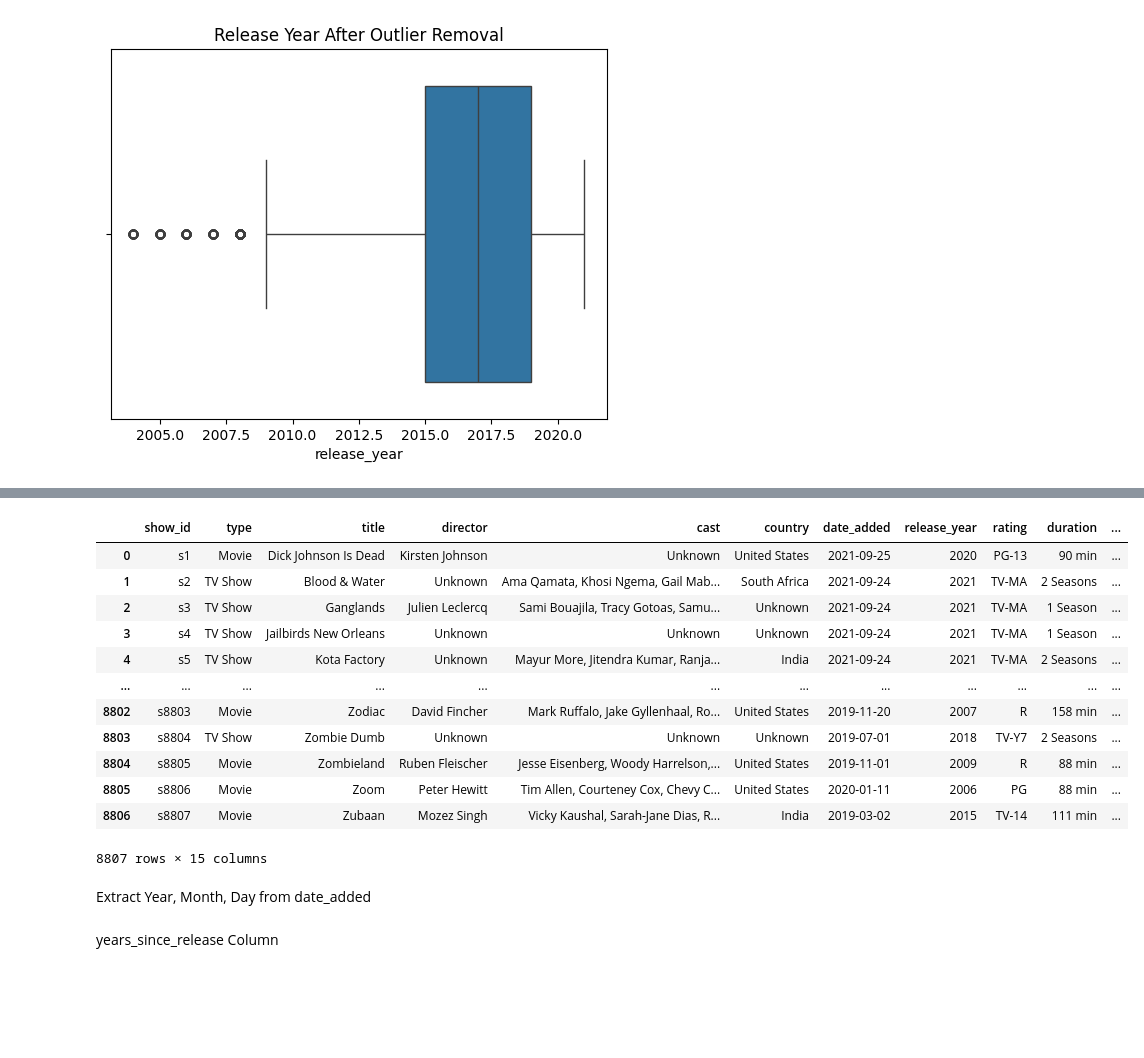
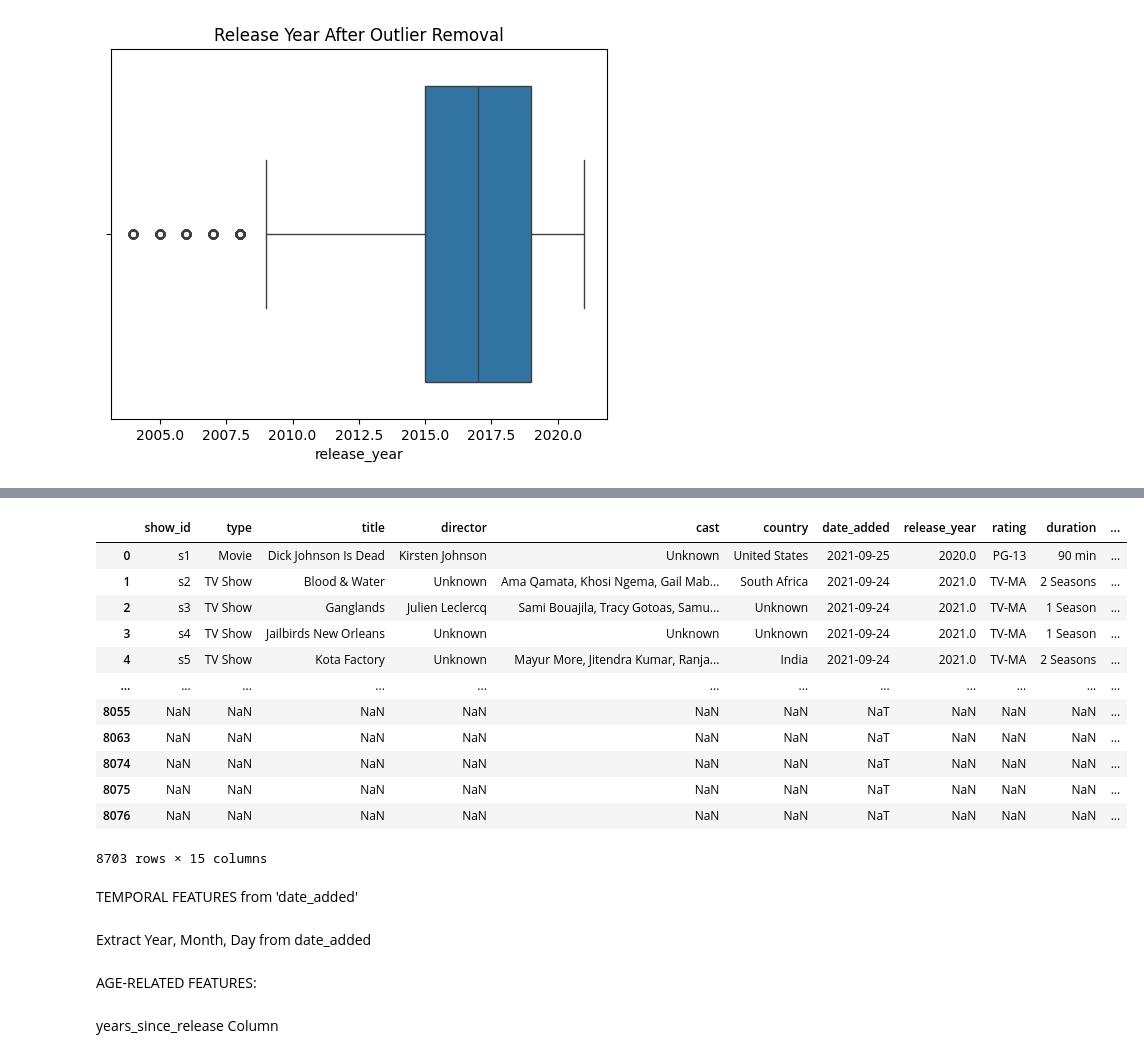
Before and after one commit to JesildaB/Netflix_EDA_FeatureEngineering, a Jupyter notebook: USECASE1.ipynb, the cells around one changed output, grey strips where cells are left out. Drawn from its saved outputs; the diff is of its cells as text; code cells hidden in the pictures; blank space fills up the shorter version.

```diff
--- a/USECASE1.ipynb
+++ b/USECASE1.ipynb
@@ -470,9 +520,9 @@ Lets move on to encoding
 from sklearn.preprocessing import OneHotEncoder
 
 type_ohe = OneHotEncoder(sparse_output=False, drop=None)
-type_encoded = type_ohe.fit_transform(netflix_data[['type']])
+type_encoded = type_ohe.fit_transform(netflix_data_cleaned[['type']])
 
 type_encoded_df = pd.DataFrame(type_encoded, columns=type_ohe.get_feature_names_out(['type']))
 
-netflix_data = pd.concat([netflix_data, type_encoded_df], axis=1)
+netflix_data_cleaned = pd.concat([netflix_data_cleaned, type_encoded_df], axis=1)
 # %%
@@ -495,5 +547,5 @@ netflix_data
 from sklearn.preprocessing import LabelEncoder
 
 le_rating = LabelEncoder()
-netflix_data['rating_encoded'] = le_rating.fit_transform(netflix_data['rating'])
+netflix_data_cleaned['rating_encoded'] = le_rating.fit_transform(netflix_data_cleaned['rating'])
 # %%
@@ -517,19 +571,21 @@ Feature Engineerig
 # %%
-netflix_data
+netflix_data_cleaned
 # %% [output]
 |  | show_id | type | title | director | cast | country | date_added | release_year | rating | duration | ... |
-| 0 | s1 | Movie | Dick Johnson Is Dead | Kirsten Johnson | Unknown | United States | 2021-09-25 | 2020 | PG-13 | 90 min | ... |
-| 1 | s2 | TV Show | Blood & Water | Unknown | Ama Qamata, Khosi Ngema, Gail Mab... | South Africa | 2021-09-24 | 2021 | TV-MA | 2 Seasons | ... |
-| 2 | s3 | TV Show | Ganglands | Julien Leclercq | Sami Bouajila, Tracy Gotoas, Samu... | Unknown | 2021-09-24 | 2021 | TV-MA | 1 Season | ... |
-| 3 | s4 | TV Show | Jailbirds New Orleans | Unknown | Unknown | Unknown | 2021-09-24 | 2021 | TV-MA | 1 Season | ... |
-| 4 | s5 | TV Show | Kota Factory | Unknown | Mayur More, Jitendra Kumar, Ranja... | India | 2021-09-24 | 2021 | TV-MA | 2 Seasons | ... |
+| 0 | s1 | Movie | Dick Johnson Is Dead | Kirsten Johnson | Unknown | United States | 2021-09-25 | 2020.0 | PG-13 | 90 min | ... |
+| 1 | s2 | TV Show | Blood & Water | Unknown | Ama Qamata, Khosi Ngema, Gail Mab... | South Africa | 2021-09-24 | 2021.0 | TV-MA | 2 Seasons | ... |
+| 2 | s3 | TV Show | Ganglands | Julien Leclercq | Sami Bouajila, Tracy Gotoas, Samu... | Unknown | 2021-09-24 | 2021.0 | TV-MA | 1 Season | ... |
+| 3 | s4 | TV Show | Jailbirds New Orleans | Unknown | Unknown | Unknown | 2021-09-24 | 2021.0 | TV-MA | 1 Season | ... |
+| 4 | s5 | TV Show | Kota Factory | Unknown | Mayur More, Jitendra Kumar, Ranja... | India | 2021-09-24 | 2021.0 | TV-MA | 2 Seasons | ... |
 | ... | ... | ... | ... | ... | ... | ... | ... | ... | ... | ... | ... |
-| 8802 | s8803 | Movie | Zodiac | David Fincher | Mark Ruffalo, Jake Gyllenhaal, Ro... | United States | 2019-11-20 | 2007 | R | 158 min | ... |
-| 8803 | s8804 | TV Show | Zombie Dumb | Unknown | Unknown | Unknown | 2019-07-01 | 2018 | TV-Y7 | 2 Seasons | ... |
-| 8804 | s8805 | Movie | Zombieland | Ruben Fleischer | Jesse Eisenberg, Woody Harrelson,... | United States | 2019-11-01 | 2009 | R | 88 min | ... |
-| 8805 | s8806 | Movie | Zoom | Peter Hewitt | Tim Allen, Courteney Cox, Chevy C... | United States | 2020-01-11 | 2006 | PG | 88 min | ... |
-| 8806 | s8807 | Movie | Zubaan | Mozez Singh | Vicky Kaushal, Sarah-Jane Dias, R... | India | 2019-03-02 | 2015 | TV-14 | 111 min | ... |
+| 8055 | NaN | NaN | NaN | NaN | NaN | NaN | NaT | NaN | NaN | NaN | ... |
+| 8063 | NaN | NaN | NaN | NaN | NaN | NaN | NaT | NaN | NaN | NaN | ... |
+| 8074 | NaN | NaN | NaN | NaN | NaN | NaN | NaT | NaN | NaN | NaN | ... |
+| 8075 | NaN | NaN | NaN | NaN | NaN | NaN | NaT | NaN | NaN | NaN | ... |
+| 8076 | NaN | NaN | NaN | NaN | NaN | NaN | NaT | NaN | NaN | NaN | ... |
-8807 rows × 15 columns
+8703 rows × 15 columns
+# %% [markdown]
+ TEMPORAL FEATURES from 'date_added'
 # %% [markdown]
 Extract Year, Month, Day from date_added
 # %%
@@ -543,3 +599,5 @@ netflix_data['day_added'] = netflix_data['date_added'].dt.day_name()
+# %% [markdown]
+AGE-RELATED FEATURES:
 # %% [markdown]
  years_since_release Column
 # %%
```
Also changed, not shown: parts of 60 cells of this notebook.
